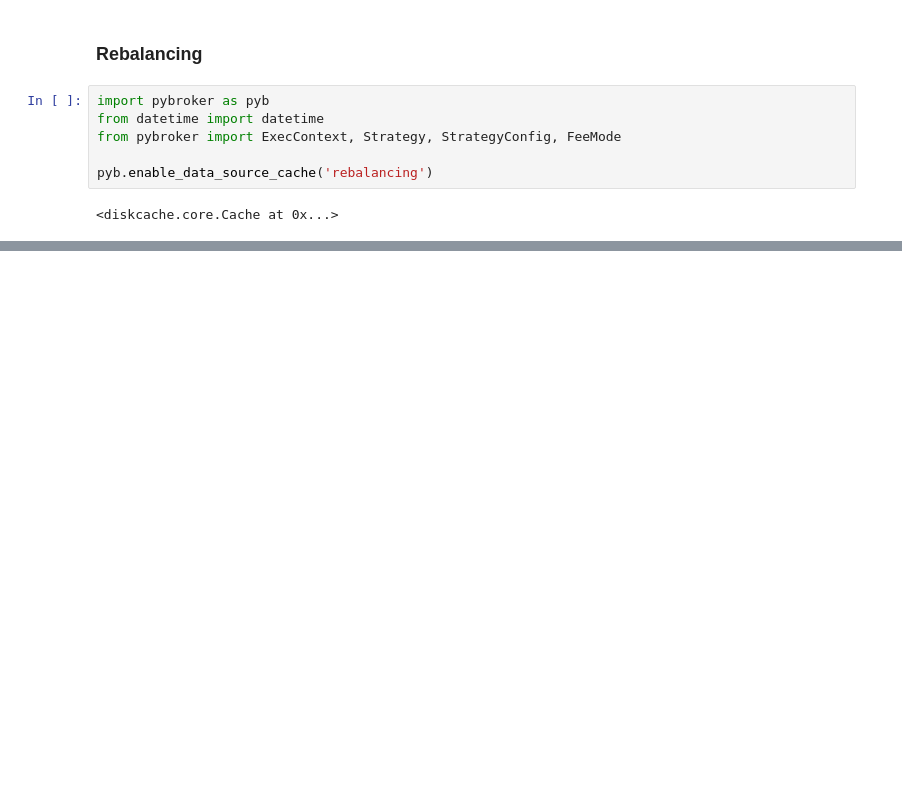
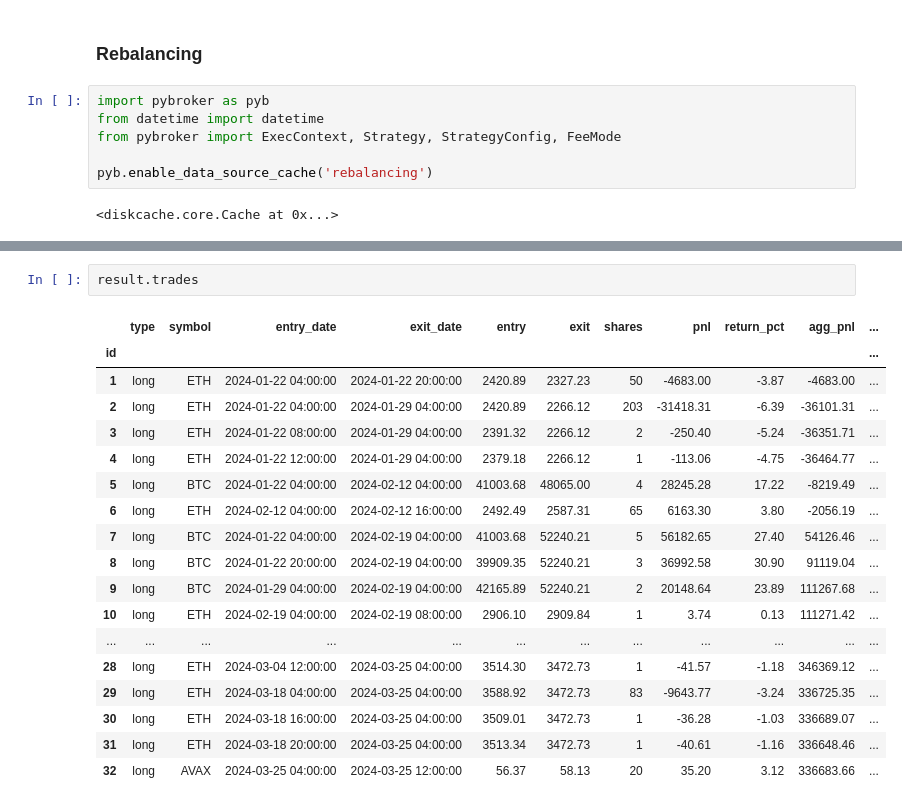
Before and after one commit to s-agapov/QuantMod, a Jupyter notebook: TP/Portfolio/10-Pyfoliopt- PyBroker.ipynb, the cells around one changed output, grey strips where cells are left out. Drawn from its saved outputs; the diff is of its cells as text; blank space fills up the shorter version.

```diff
--- a/TP/Portfolio/10-Pyfoliopt- PyBroker.ipynb
+++ b/TP/Portfolio/10-Pyfoliopt- PyBroker.ipynb
@@ -309,0 +233,21 @@ chart.plot(result.portfolio.index, result.portfolio['market_value'])
+# %%
+result.trades
+# %% [output]
+|  | type | symbol | entry_date | exit_date | entry | exit | shares | pnl | return_pct | agg_pnl | ... |
+| id |  |  |  |  |  |  |  |  |  |  | ... |
+| 1 | long | ETH | 2024-01-22 04:00:00 | 2024-01-22 20:00:00 | 2420.89 | 2327.23 | 50 | -4683.00 | -3.87 | -4683.00 | ... |
+| 2 | long | ETH | 2024-01-22 04:00:00 | 2024-01-29 04:00:00 | 2420.89 | 2266.12 | 203 | -31418.31 | -6.39 | -36101.31 | ... |
+| 3 | long | ETH | 2024-01-22 08:00:00 | 2024-01-29 04:00:00 | 2391.32 | 2266.12 | 2 | -250.40 | -5.24 | -36351.71 | ... |
+| 4 | long | ETH | 2024-01-22 12:00:00 | 2024-01-29 04:00:00 | 2379.18 | 2266.12 | 1 | -113.06 | -4.75 | -36464.77 | ... |
+| 5 | long | BTC | 2024-01-22 04:00:00 | 2024-02-12 04:00:00 | 41003.68 | 48065.00 | 4 | 28245.28 | 17.22 | -8219.49 | ... |
+| 6 | long | ETH | 2024-02-12 04:00:00 | 2024-02-12 16:00:00 | 2492.49 | 2587.31 | 65 | 6163.30 | 3.80 | -2056.19 | ... |
+| 7 | long | BTC | 2024-01-22 04:00:00 | 2024-02-19 04:00:00 | 41003.68 | 52240.21 | 5 | 56182.65 | 27.40 | 54126.46 | ... |
+| 8 | long | BTC | 2024-01-22 20:00:00 | 2024-02-19 04:00:00 | 39909.35 | 52240.21 | 3 | 36992.58 | 30.90 | 91119.04 | ... |
+| 9 | long | BTC | 2024-01-29 04:00:00 | 2024-02-19 04:00:00 | 42165.89 | 52240.21 | 2 | 20148.64 | 23.89 | 111267.68 | ... |
+| 10 | long | ETH | 2024-02-19 04:00:00 | 2024-02-19 08:00:00 | 2906.10 | 2909.84 | 1 | 3.74 | 0.13 | 111271.42 | ... |
+| ... | ... | ... | ... | ... | ... | ... | ... | ... | ... | ... | ... |
+| 28 | long | ETH | 2024-03-04 12:00:00 | 2024-03-25 04:00:00 | 3514.30 | 3472.73 | 1 | -41.57 | -1.18 | 346369.12 | ... |
+| 29 | long | ETH | 2024-03-18 04:00:00 | 2024-03-25 04:00:00 | 3588.92 | 3472.73 | 83 | -9643.77 | -3.24 | 336725.35 | ... |
+| 30 | long | ETH | 2024-03-18 16:00:00 | 2024-03-25 04:00:00 | 3509.01 | 3472.73 | 1 | -36.28 | -1.03 | 336689.07 | ... |
+| 31 | long | ETH | 2024-03-18 20:00:00 | 2024-03-25 04:00:00 | 3513.34 | 3472.73 | 1 | -40.61 | -1.16 | 336648.46 | ... |
+| 32 | long | AVAX | 2024-03-25 04:00:00 | 2024-03-25 12:00:00 | 56.37 | 58.13 | 20 | 35.20 | 3.12 | 336683.66 | ... |
```
Also changed, not shown: parts of 21 cells of this notebook, 42 other files.
